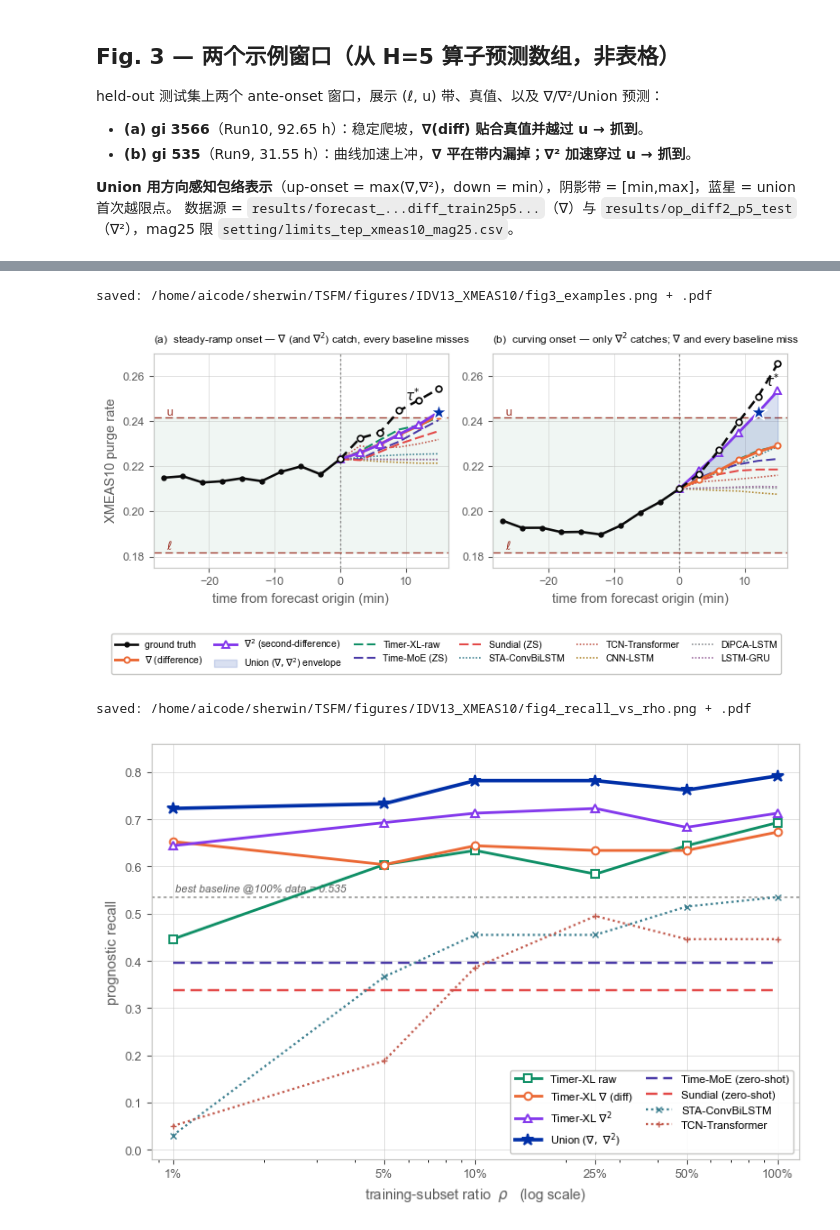
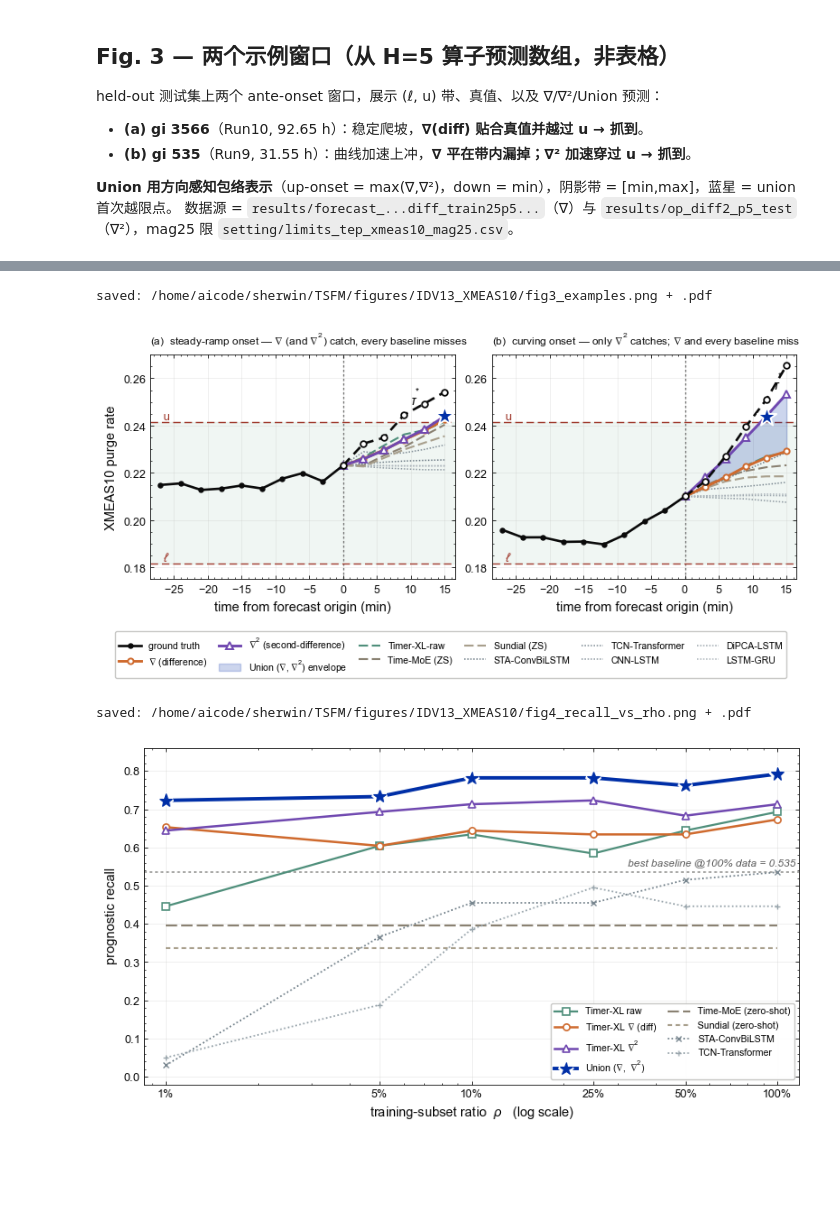
Before and after one commit to Moenea/TSFM, a Jupyter notebook: figures/IDV13_XMEAS10/plot_paper_figures.ipynb, the cells around one changed output, grey strips where cells are left out. Drawn from its saved outputs; the diff is of its cells as text; code cells hidden in the pictures; blank space fills up the shorter version.

Commit message:
plot

```diff
--- a/figures/IDV13_XMEAS10/plot_paper_figures.ipynb
+++ b/figures/IDV13_XMEAS10/plot_paper_figures.ipynb
@@ -241,12 +286,12 @@ TSFM_STY = {   # foundation-model baselines: dashed, coloured, thin
     "time_moe": ("Time-MoE (ZS)", STYLE["time_moe"][0], (0, (5, 2)), 1.5),
     "sundial":  ("Sundial (ZS)",  STYLE["sundial"][0],  (0, (5, 2)), 1.5),
 }
-DL_STY = {     # supervised DL baselines: dotted, muted, thinner
-    "sta":     ("STA-ConvBiLSTM",  "#3c7f8f", (0, (1, 1.2)), 1.2),
-    "tcn":     ("TCN-Transformer", "#c25b4e", (0, (1, 1.2)), 1.2),
-    "cnnlstm": ("CNN-LSTM",        "#b0862e", (0, (1, 1.2)), 1.2),
-    "dipca":   ("DiPCA-LSTM",      "#8a8d91", (0, (1, 1.2)), 1.2),
-    "lstmgru": ("LSTM-GRU",        "#9c6a9e", (0, (1, 1.2)), 1.2),
+DL_STY = {     # supervised DL baselines: dotted, cool grey, thinnest
+    "sta":     ("STA-ConvBiLSTM",  "#6f7d87", (0, (1, 1.2)), 1.1),
+    "tcn":     ("TCN-Transformer", "#7f8c95", (0, (1, 1.2)), 1.1),
+    "cnnlstm": ("CNN-LSTM",        "#8f9aa2", (0, (1, 1.2)), 1.1),
+    "dipca":   ("DiPCA-LSTM",      "#9fa9b0", (0, (1, 1.2)), 1.1),
+    "lstmgru": ("LSTM-GRU",        "#afb7bd", (0, (1, 1.2)), 1.1),
 }
 PANELS = [("a", FIG3_WIN["a"], r"steady-ramp onset — $\nabla$ (and $\nabla^{2}$) catch, every baseline misses"),
           ("b", FIG3_WIN["b"], r"curving onset — only $\nabla^{2}$ catches; $\nabla$ and every baseline miss")]
@@ -278,7 +323,7 @@ for ax, (tag, gi, note) in zip(axes, PANELS):
         H.setdefault(lbl, h)
     # Union envelope (operator)
     hU = ax.fill_between(tf, np.minimum(diff, dff2), np.maximum(diff, dff2),
-                         color=IKB, alpha=0.15, zorder=2)
+                         color=IKB, alpha=0.20, zorder=2)
     H.setdefault(r"Union ($\nabla,\nabla^{2}$) envelope", hU)
     # operators (hero)
     hd, = ax.plot(x, np.r_[ctx[-1], diff], color=C_D, lw=2.1, marker="o", ms=4.5,
@@ -293,8 +338,8 @@ for ax, (tag, gi, note) in zip(axes, PANELS):
     # union first crossing star
     cu = np.where((edge > U) | (edge < ELL))[0]
     if len(cu):
-        ax.scatter(tf[cu[0]], edge[cu[0]], s=200, marker="*", c=IKB,
-                   edgecolor="white", linewidth=1.2, zorder=9)
+        ax.scatter(tf[cu[0]], edge[cu[0]], s=260, marker="*", c=IKB,
+                   edgecolor="white", linewidth=1.4, zorder=12)
     # true first crossing tau*
     ctr = np.where((fut > U) | (fut < ELL))[0]
     if len(ctr):
@@ -304,40 +349,41 @@ for ax, (tag, gi, note) in zip(axes, PANELS):
     ax.set_ylim(0.175, 0.27)
     # ax.set_ylim(min(ELL, allv.min()) - 0.004, max(U, allv.max()) + 0.007)
     ax.set_xlim(tctx[0] - 1.5, tf[-1] + 1.5)
-    ax.set_xlabel("time from forecast origin (min)", fontsize=10.5, color=GREY_DARK)
+    ax.set_xlabel("time from forecast origin (min)", fontsize=FS["label"], color=INK)
     ax.set_title(f"({tag})  {note}", fontsize=8.6, color=INK, loc="left", pad=8)
-axes[0].set_ylabel("XMEAS10 purge rate", fontsize=10.5, color=GREY_DARK)
+axes[0].set_ylabel("XMEAS10 purge rate", fontsize=FS["label"], color=INK)
 order = ["ground truth", r"$\nabla$ (difference)", r"$\nabla^{2}$ (second-difference)",
          r"Union ($\nabla,\nabla^{2}$) envelope",
          "Timer-XL-raw", "Time-MoE (ZS)", "Sundial (ZS)",
          "STA-ConvBiLSTM", "TCN-Transformer", "CNN-LSTM", "DiPCA-LSTM", "LSTM-GRU"]
 fig.legend([H[k] for k in order], order, loc="lower center", ncol=6, fontsize=7.6,
-           framealpha=0.95, edgecolor=GREY_LIGHT, columnspacing=1.2, handlelength=2.3,
+           frameon=True, framealpha=0.95, facecolor=PAPER, edgecolor=GREY_LIGHT, columnspacing=1.2, handlelength=2.3,
            bbox_to_anchor=(0.5, -0.02))
 fig.tight_layout(rect=(0, 0.15, 1, 1))
 _save(fig, "fig3_examples"); plt.show()
 # %% [output]
 saved: /home/aicode/sherwin/TSFM/figures/IDV13_XMEAS10/fig3_examples.png + .pdf
-[figure, old version]
+[figure, new version]
 # %%
 # === Fig. 4 — prognostic recall vs rho ===
-fig, ax = plt.subplots(figsize=(7.4, 5.0)); fig.patch.set_facecolor(PAPER)
+fig, ax = plt.subplots(figsize=(cm(FIG_W_CM), cm(11.0))); fig.patch.set_facecolor(PAPER)
 _base_ax(ax)
 # best-baseline @100% reference (headline: operators @1% already beat it)
 best_base_100 = max(RECALL["sta"][-1], RECALL["tcn"][-1])   # 0.535 (STA)
 ax.axhline(best_base_100, color=GREY_MID, ls=(0,(2,2)), lw=1.1, zorder=1)
-ax.text(1.02, best_base_100+0.008, f"best baseline @100% data = {best_base_100:.3f}",
-        fontsize=8.0, color=GREY_DARK, va="bottom", ha="left", style="italic")
+# label sits at the right end of the line: on the left the raw curve sweeps through it
+ax.text(115, best_base_100+0.010, f"best baseline @100% data = {best_base_100:.3f}",
+        fontsize=FS["note"], color=GREY_DARK, va="bottom", ha="right", style="italic")
 for k in FIG4SET:
     _plot_curve(ax, k, RECALL)
 _finish_x(ax)
-ax.set_ylabel("prognostic recall", fontsize=10.5, color=GREY_DARK)
+ax.set_ylabel("prognostic recall", fontsize=FS["label"], color=INK)
 ax.set_ylim(-0.02, 0.86)
-ax.legend(fontsize=8.2, ncol=2, loc="lower right", framealpha=0.92,
+ax.legend(fontsize=FS["legend"], ncol=2, loc="lower right", frameon=True, framealpha=0.95, facecolor=PAPER,
           edgecolor=GREY_LIGHT, columnspacing=1.1, handlelength=2.4)
 fig.tight_layout(); _save(fig, "fig4_recall_vs_rho"); plt.show()
 # %% [output]
 saved: /home/aicode/sherwin/TSFM/figures/IDV13_XMEAS10/fig4_recall_vs_rho.png + .pdf
-[figure, old version]
+[figure, new version]
 # %%
 # === Fig. 5 — (a) FAR  (b) lead time vs rho ===
```
Also changed, not shown: parts of 5 cells of this notebook, 12 other files.
